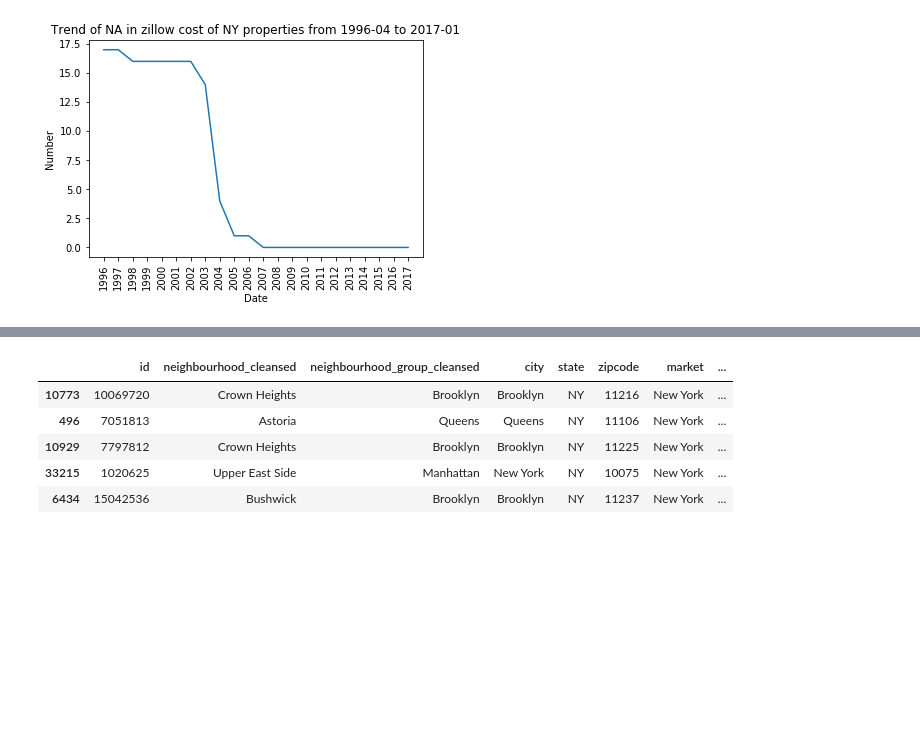
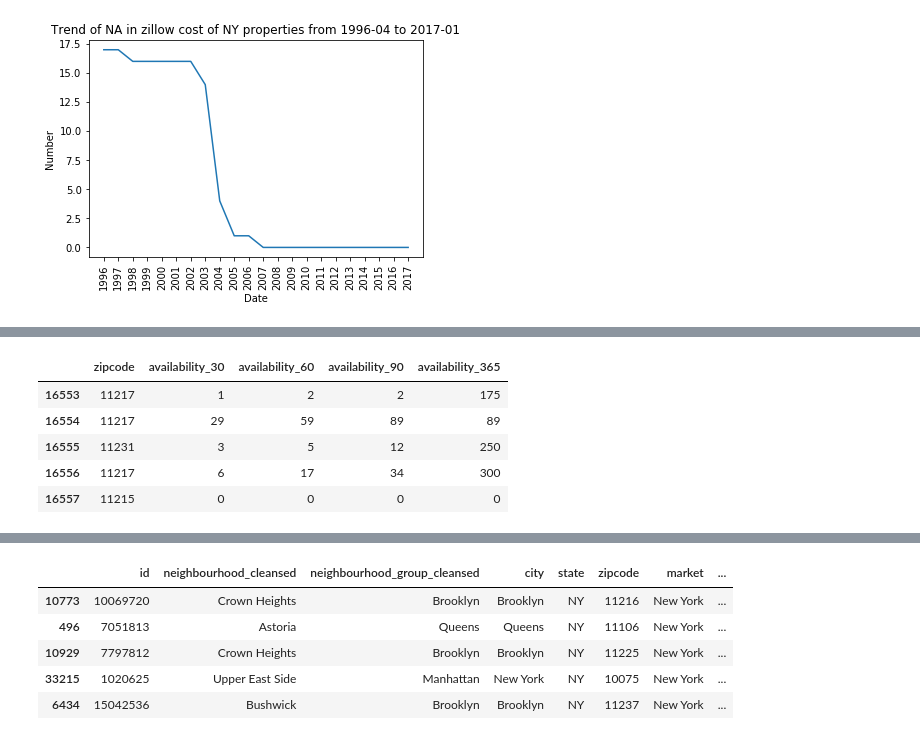
Before and after one commit to joyceft/Projects, a Jupyter notebook: NYC_best_investment_area/Most_Porfit_area_of_NewYorkCity.ipynb, the cells around one changed output, grey strips where cells are left out. Saved outputs shown, nothing was run; the diff lists cells and outputs as text; code cells hidden in the pictures; blank space fills up the shorter version.

```diff
--- a/NYC_best_investment_area/Most_Porfit_area_of_NewYorkCity.ipynb
+++ b/NYC_best_investment_area/Most_Porfit_area_of_NewYorkCity.ipynb
@@ -356,0 +312,12 @@ plt.plot(g1)
+# %%
+#occupancy_rate
+aval_df = airbnblist_df[['zipcode', 'availability_30', 'availability_60', 'availability_90','availability_365']]
+aval_df = aval_df[aval_df.zipcode.isin(ny_zip)]
+aval_df.head()
+# %% [output]
+|  | zipcode | availability_30 | availability_60 | availability_90 | availability_365 |
+| 16553 | 11217 | 1 | 2 | 2 | 175 |
+| 16554 | 11217 | 29 | 59 | 89 | 89 |
+| 16555 | 11231 | 3 | 5 | 12 | 250 |
+| 16556 | 11217 | 6 | 17 | 34 | 300 |
+| 16557 | 11215 | 0 | 0 | 0 | 0 |
```
Also changed, not shown: parts of 14 cells of this notebook.
